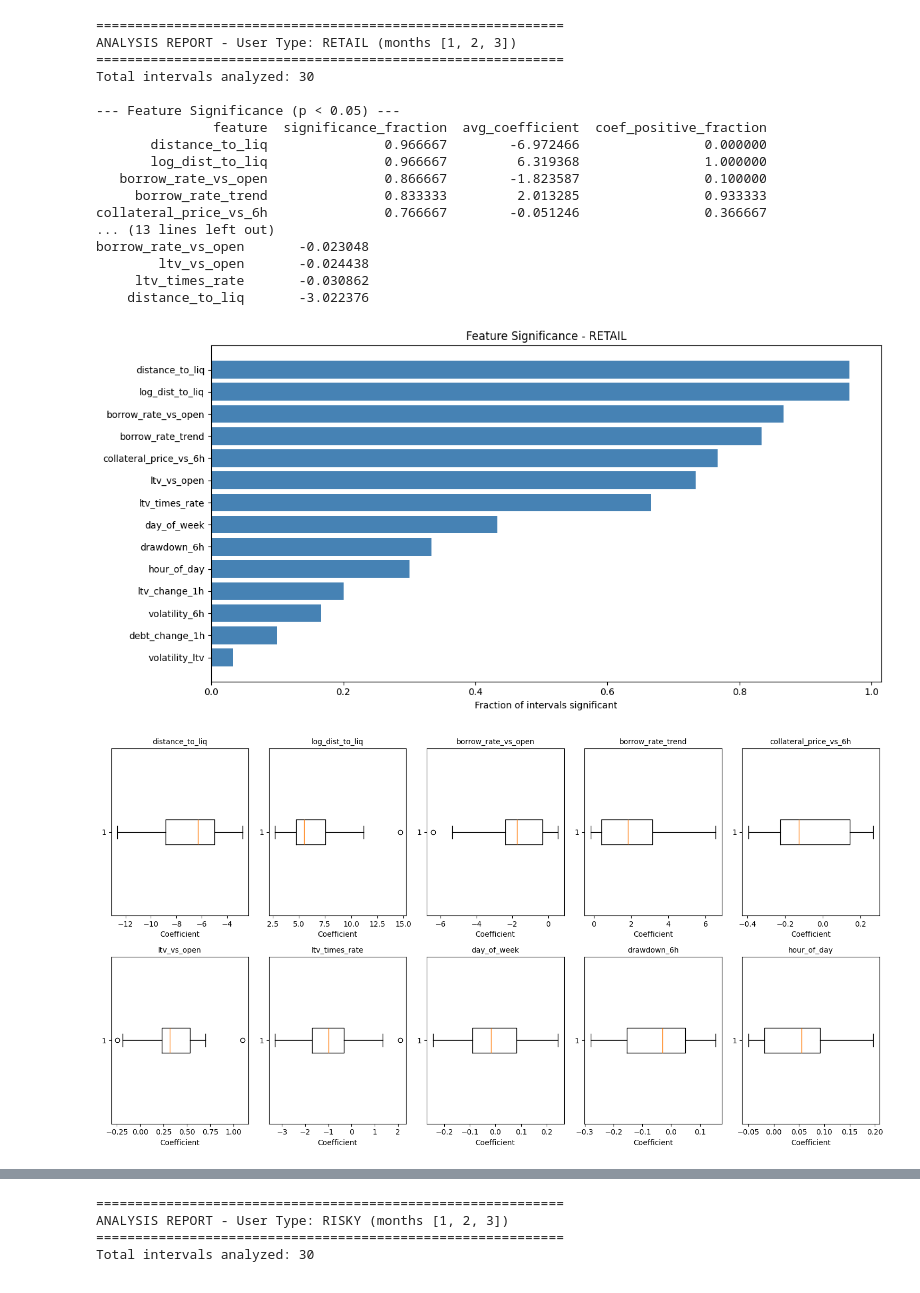
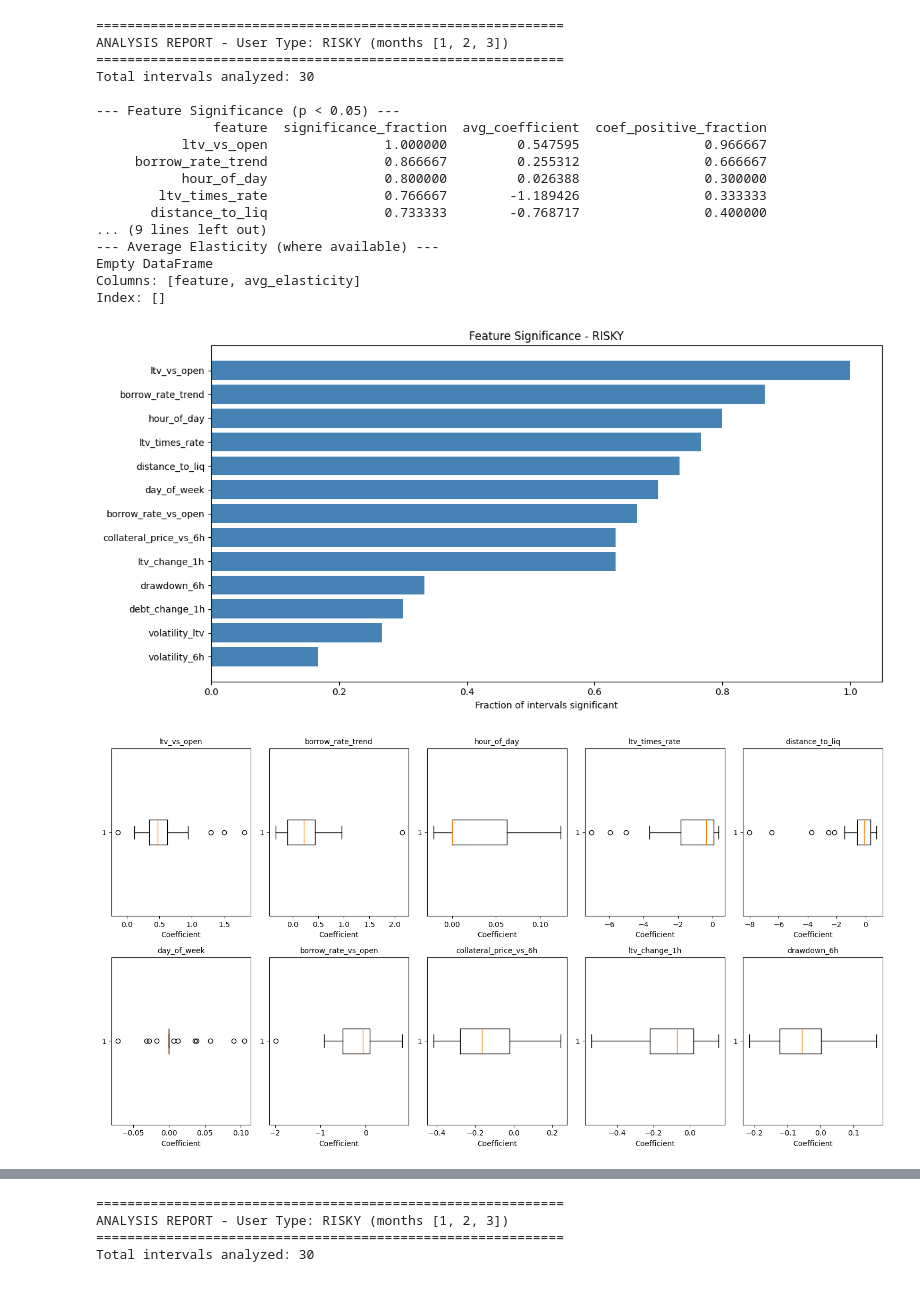
Before and after one commit to egortrussov/lending_protocols_researh, a Jupyter notebook: users_clusterization/elasticity_exp_analisys.ipynb, the cells around one changed output, grey strips where cells are left out. Cells and saved outputs as stored; diff of their text form; code cells hidden in the pictures.

```diff
--- a/users_clusterization/elasticity_exp_analisys.ipynb
+++ b/users_clusterization/elasticity_exp_analisys.ipynb
@@ -41,7 +41,8 @@ def analyze_cohort_results(data_dir='.', user_type='large', months_list=[1,2,3],
         print(f"No files found for user_type='{user_type}' with months {months_list}")
         return None
 
-    combined = pd.concat(dataframes, ignore_index=True).fillna(0).drop(columns=["p_collateral_price_vs_open", "coef_collateral_price_vs_open", 'p_log_debt', 'coef_log_debt'])
+    combined = pd.concat(dataframes, ignore_index=True).fillna(0)#.drop(columns=["p_collateral_price_vs_open", "coef_collateral_price_vs_open", 'p_log_debt', 'coef_log_debt'], )
+    # combined = pd.concat(dataframes, ignore_index=True).fillna(0).drop(columns=["p_collateral_price_vs_open", "coef_collateral_price_vs_open", 'p_log_debt', 'coef_log_debt'], )
 
     # Identify feature columns (p-values and coefficients)
     p_cols = [col for col in combined.columns if col.startswith('p_') and col != 'p_mean']
@@ -124,25 +125,25 @@ def analyze_cohort_results(data_dir='.', user_type='large', months_list=[1,2,3],
 
     return summary_df
 # %%
-summary = analyze_cohort_results(data_dir='/Users/yegortrussov/Documents/ml/lending_protocols/experiments_logs/cohort_elasticity', user_type="retail", months_list=[1,2,3])
+summary = analyze_cohort_results(data_dir='/Users/yegortrussov/Documents/ml/lending_protocols/experiments_logs/cohort_elasticity_smart', user_type="risky", months_list=[1,2,3])
 summary
 # %% [output]
 ============================================================
-ANALYSIS REPORT - User Type: RETAIL (months [1, 2, 3])
+ANALYSIS REPORT - User Type: RISKY (months [1, 2, 3])
 ============================================================
 Total intervals analyzed: 30
 
 --- Feature Significance (p < 0.05) ---
                feature  significance_fraction  avg_coefficient  coef_positive_fraction
-       distance_to_liq               0.966667        -6.972466                0.000000
-       log_dist_to_liq               0.966667         6.319368                1.000000
-   borrow_rate_vs_open               0.866667        -1.823587                0.100000
-     borrow_rate_trend               0.833333         2.013285                0.933333
-collateral_price_vs_6h               0.766667        -0.051246                0.366667
-... (13 lines left out)
-borrow_rate_vs_open       -0.023048
-        ltv_vs_open       -0.024438
-     ltv_times_rate       -0.030862
-    distance_to_liq       -3.022376
+           ltv_vs_open               1.000000         0.547595                0.966667
+     borrow_rate_trend               0.866667         0.255312                0.666667
+           hour_of_day               0.800000         0.026388                0.300000
+        ltv_times_rate               0.766667        -1.189426                0.333333
+       distance_to_liq               0.733333        -0.768717                0.400000
+... (9 lines left out)
+--- Average Elasticity (where available) ---
+Empty DataFrame
+Columns: [feature, avg_elasticity]
+Index: []
-[figure, old version]
+[figure, new version]
-[figure, old version]
+[figure, new version]
```
Also changed, not shown: parts of 1 cell of this notebook, 3 other files.
